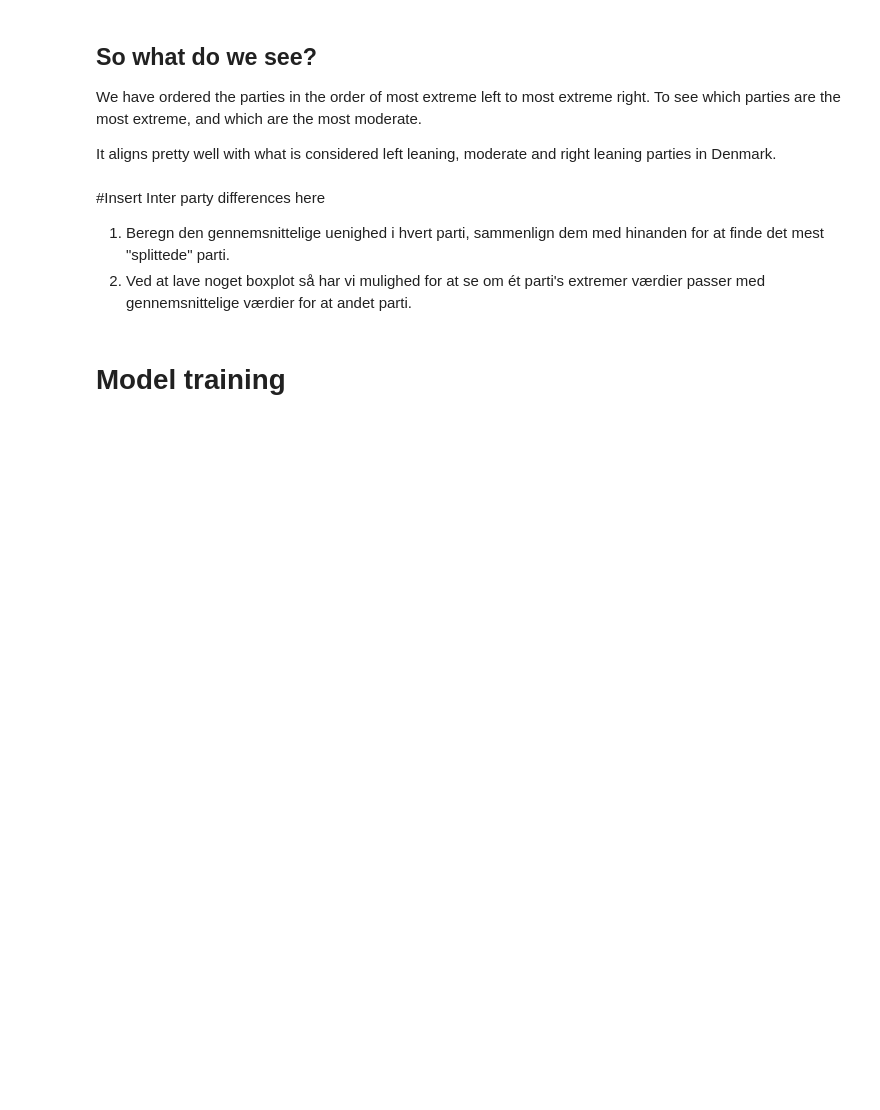
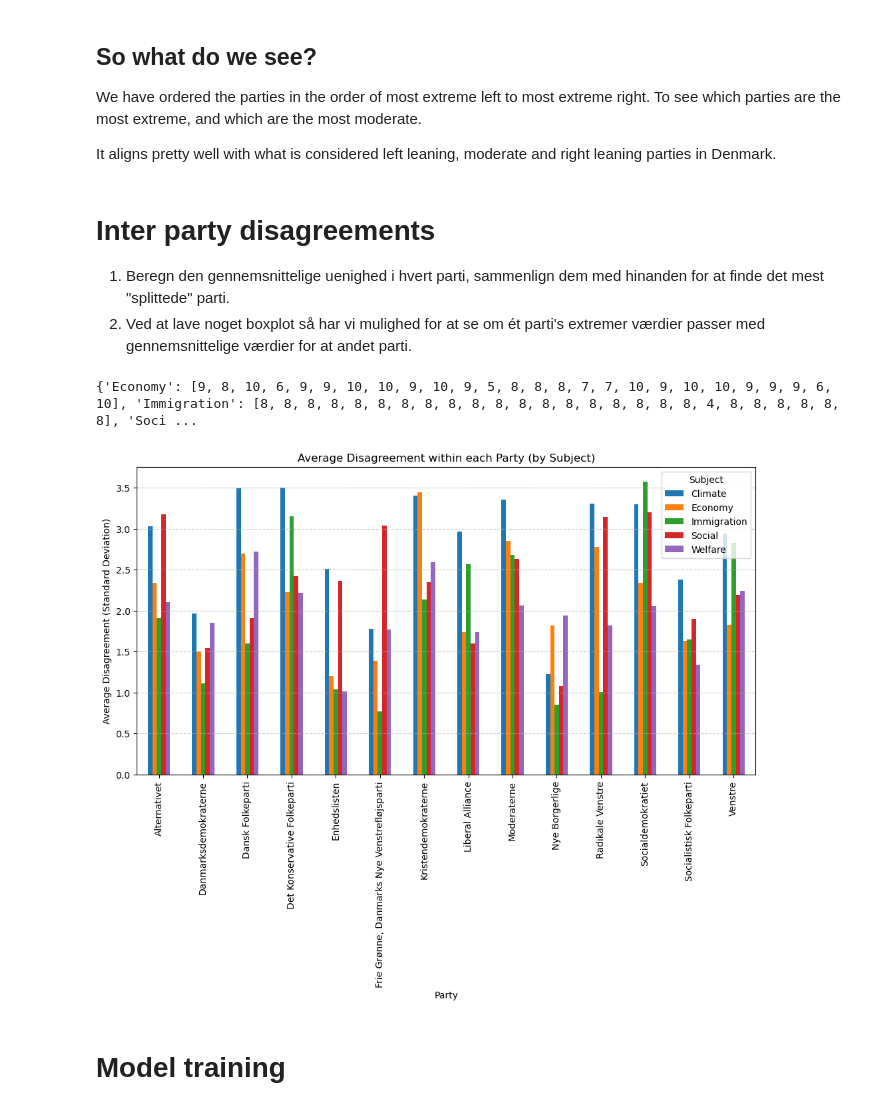
Before and after one commit to ReinhardtR/MAL1-assignment-2, a Jupyter notebook: Candidate Test 2022 I.ipynb, the cells around one changed output. Cells and saved outputs as stored; diff of their text form; code cells hidden in the pictures; blank space fills up the shorter version.

Commit message:
Seeing how much the different parties agree within themselves

```diff
--- a/Candidate Test 2022 I.ipynb
+++ b/Candidate Test 2022 I.ipynb
@@ -286,10 +286,61 @@ We have ordered the parties in the order of most extreme left to most extreme ri
 
 It aligns pretty well with what is considered left leaning, moderate and right leaning parties in Denmark.
 # %% [markdown]
-#Insert Inter party differences here
+# Inter party disagreements
 
 1. Beregn den gennemsnittelige uenighed i hvert parti, sammenlign dem med hinanden for at finde det mest "splittede" parti.
 2. Ved at lave noget boxplot så har vi mulighed for at se om ét parti's extremer værdier passer med gennemsnittelige værdier for at andet parti.
+# %%
+# Now we want to get a list of of all parties, with each individual candidate's opinions on each subject
+party_opinions = {}
+for candidate in CandidateOpinions.values():
+    party = candidate['parti']
+    subjects = candidate['subjects']
+
+    # Check if party exists in the dictionary
+    if party not in party_opinions:
+        party_opinions[party] = {}
+
+    # Add candidate's opinions to the corresponding party and subject
+    for subject, score in subjects.items():
+        if subject not in party_opinions[party]:
+            party_opinions[party][subject] = []
+
+        party_opinions[party][subject].append(score)
+
+print(party_opinions['Frie Grønne, Danmarks Nye Venstrefløjsparti'])
+# %% [output]
+{'Economy': [9, 8, 10, 6, 9, 9, 10, 10, 9, 10, 9, 5, 8, 8, 8, 7, 7, 10, 9, 10, 10, 9, 9, 9, 6, 10], 'Immigration': [8, 8, 8, 8, 8, 8, 8, 8, 8, 8, 8, 8, 8, 8, 8, 8, 8, 8, 8, 4, 8, 8, 8, 8, 8, 8], 'Soci ...
+# %%
+import numpy as np
+
+# Calculate average disagreement for each subject within each party
+average_disagreement = {}
+for party, opinions_by_subject in party_opinions.items():
+  subject_disagreements = []
+  for subject, scores in opinions_by_subject.items():
+    # Calculate standard deviation (spread) as a measure of disagreement
+    disagreement = np.std(scores)
+    subject_disagreements.append((subject, disagreement))
+  average_disagreement[party] = subject_disagreements
+
+# Create DataFrame and plot
+data = []
+for party, subject_disagreements in average_disagreement.items():
+  for subject, disagreement in subject_disagreements:
+    data.append({"Party": party, "Subject": subject, "Disagreement": disagreement})
+
+df = pd.DataFrame(data)
+ax = df.pivot_table(index="Party", columns="Subject", values="Disagreement").plot(kind="bar", figsize=(12, 6))
+
+# Add labels and title
+ax.set_xlabel("Party")
+ax.set_ylabel("Average Disagreement (Standard Deviation)")
+ax.set_title("Average Disagreement within each Party (by Subject)")
+
+ax.grid(axis="y", linestyle="--", alpha=0.7)  # Add horizontal grid lines
+# %% [output]
+[figure, added]
 # %% [markdown]
 # Model training
 # %% [markdown]
```
Also changed, not shown: parts of 2 cells of this notebook.
